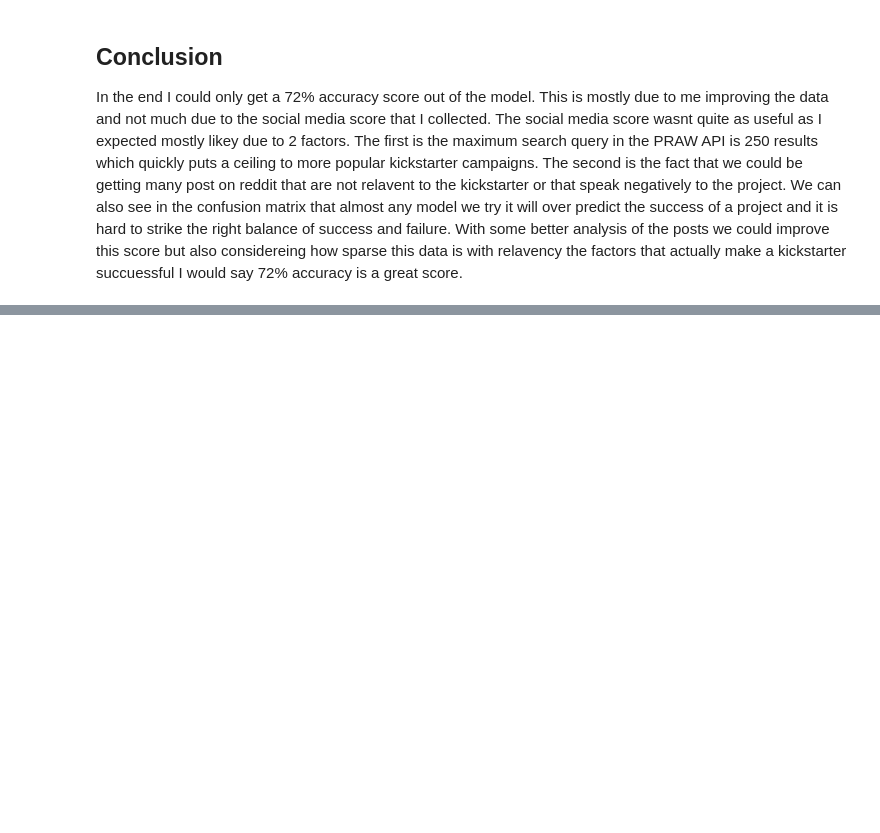
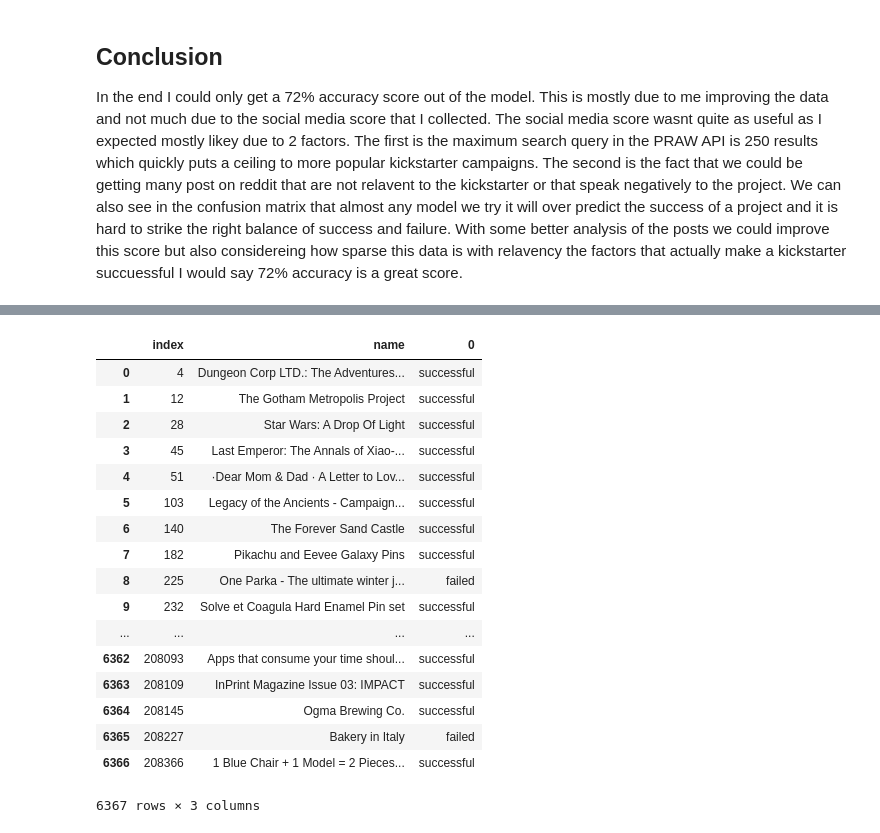
Before and after one commit to Crichmond21/Kickstarter-Predictor, a Jupyter notebook: Data Analysis.ipynb, the cells around one changed output, grey strips where cells are left out. Cells and saved outputs as stored; diff of their text form; code cells hidden in the pictures; blank space fills up the shorter version.

```diff
--- a/Data Analysis.ipynb
+++ b/Data Analysis.ipynb
@@ -405,0 +474,23 @@ In the end I could only get a 72% accuracy score out of the model. This is mostl
+# %%
+result = model.predict(Xlive)
+# %%
+pd.concat([ProjectNames.reset_index(), pd.Series(result)], axis=1)
+# %% [output]
+|  | index | name | 0 |
+| 0 | 4 | Dungeon Corp LTD.: The Adventures... | successful |
+| 1 | 12 | The Gotham Metropolis Project | successful |
+| 2 | 28 | Star Wars: A Drop Of Light | successful |
+| 3 | 45 | Last Emperor: The Annals of Xiao-... | successful |
+| 4 | 51 | ·Dear Mom & Dad · A Letter to Lov... | successful |
+| 5 | 103 | Legacy of the Ancients - Campaign... | successful |
+| 6 | 140 | The Forever Sand Castle | successful |
+| 7 | 182 | Pikachu and Eevee Galaxy Pins | successful |
+| 8 | 225 | One Parka - The ultimate winter j... | failed |
+| 9 | 232 | Solve et Coagula Hard Enamel Pin set | successful |
+| ... | ... | ... | ... |
+| 6362 | 208093 | Apps that consume your time shoul... | successful |
+| 6363 | 208109 | InPrint Magazine Issue 03: IMPACT | successful |
+| 6364 | 208145 | Ogma Brewing Co. | successful |
+| 6365 | 208227 | Bakery in Italy | failed |
+| 6366 | 208366 | 1 Blue Chair + 1 Model = 2 Pieces... | successful |
+6367 rows × 3 columns
```
Also changed, not shown: parts of 9 cells of this notebook, 1 other file.
